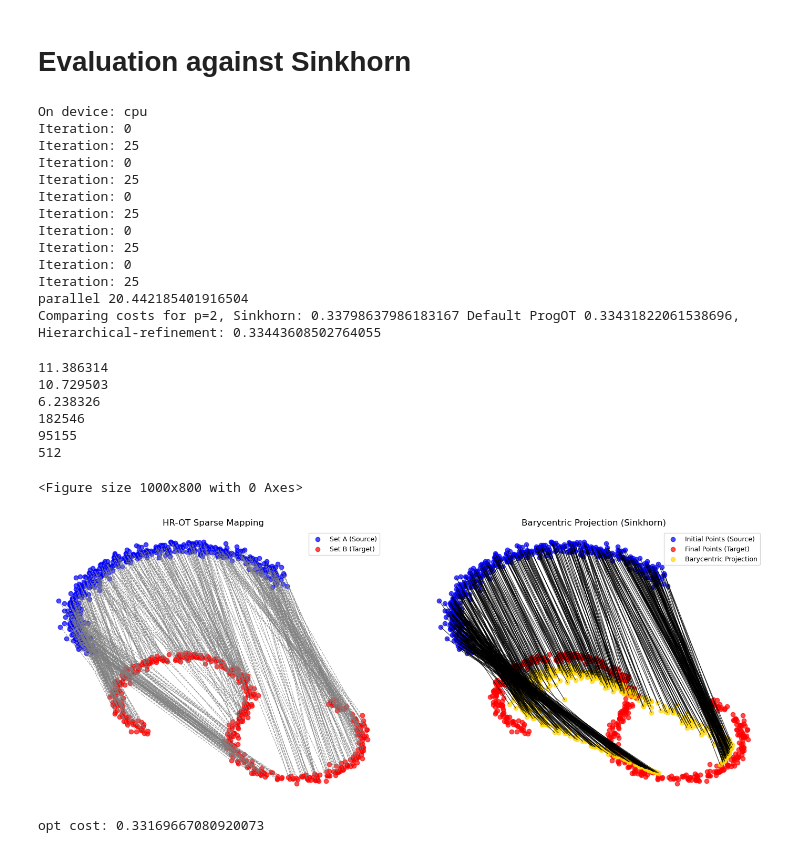
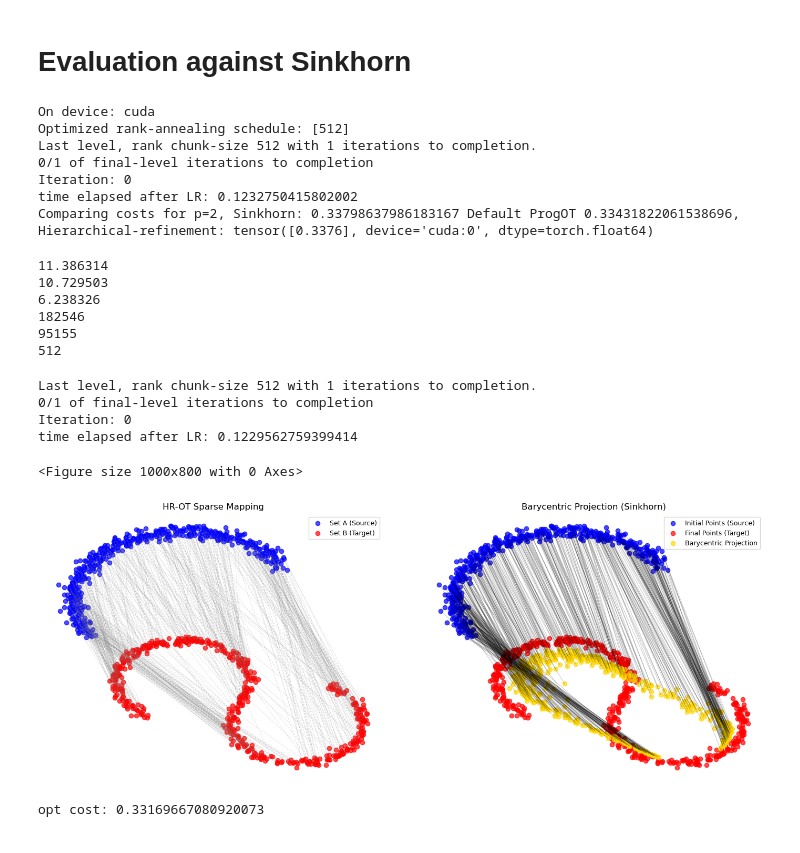
Before and after one commit to raphael-group/HiRef, a Jupyter notebook: notebooks/synthetic_experiments_all.ipynb, the cells around one changed output. Drawn from its saved outputs; the diff is of its cells as text; code cells hidden in the pictures.

```diff
--- a/notebooks/synthetic_experiments_all.ipynb
+++ b/notebooks/synthetic_experiments_all.ipynb
@@ -318,6 +318,8 @@ plt.close(fig)
 # Evaluation against Sinkhorn
 # %%
 import statistics
+import rank_annealing
+
 importlib.reload(HR_OT)
 
 @jax.jit
@@ -361,18 +363,19 @@ X, Y = torch.tensor(np.array(eval_data_source)).type(torch.DoubleTensor).to(devi
 C = torch.cdist( X, Y ) ** p
 C = C / C.max()
 
-rank_schedule = [ 4 , 128 ]
-
-import time
-
+'''
 s = time.time()
 P_2 = HR_OT.hierarchical_refinement(C.to('cpu'), \
                                   torch.tensor(rank_schedule), FRLC_opt, \
                                   base_rank=1, \
                                  return_as_coupling=True)
 e = time.time()
-print(f'parallel {e - s}')
-cost_hr_ot = torch.sum( C.to(device) * P_2.to(device) )
+cost_hr_ot = torch.sum( C.to(device) * P_2.to(device) )'''
+
+rank_schedule = rank_annealing.optimal_rank_schedule( n_points , hierarchy_depth = 6, max_Q = int(2**10), max_rank = 16 )
+hrot = HR_OT.HierarchicalRefinementOT(C, rank_schedule, base_rank=1, device=device)
+F = hrot.run(return_as_coupling=False)
+cost_hr_ot = hrot.compute_OT_cost()
 
 '''
 s = time.time()
@@ -446,19 +449,13 @@ if p == 2:
 elif p == 1:
     print(f'Comparing costs for p={p}, Sinkhorn: {cost_Sinkhorn}, Hierarchical-refinement: {cost_hr_ot}')
 # %% [output]
-On device: cpu
+On device: cuda
+Optimized rank-annealing schedule: [512]
+Last level, rank chunk-size 512 with 1 iterations to completion.
+0/1 of final-level iterations to completion
 Iteration: 0
-Iteration: 25
-Iteration: 0
-Iteration: 25
-Iteration: 0
-Iteration: 25
-Iteration: 0
-Iteration: 25
-Iteration: 0
-Iteration: 25
-parallel 20.442185401916504
-Comparing costs for p=2, Sinkhorn: 0.33798637986183167 Default ProgOT 0.33431822061538696, Hierarchical-refinement: 0.33443608502764055
+time elapsed after LR: 0.1232750415802002
+Comparing costs for p=2, Sinkhorn: 0.33798637986183167 Default ProgOT 0.33431822061538696, Hierarchical-refinement: tensor([0.3376], device='cuda:0', dtype=torch.float64)
 # %%
 print(scipy.stats.entropy(P_sinkhorn.flatten()))
 print(scipy.stats.entropy(P_progOT_default.flatten()))
@@ -474,6 +471,13 @@ print( np.sum( P_2.numpy() > 1e-8 ) )
 182546
 95155
 512
+# %%
+P_2 = hrot.run(return_as_coupling=True)
+# %% [output]
+Last level, rank chunk-size 512 with 1 iterations to completion.
+0/1 of final-level iterations to completion
+Iteration: 0
+time elapsed after LR: 0.1229562759399414
 # %%
 plt.figure(figsize=(10, 8))
 
@@ -486,7 +490,7 @@ for idx1 in range(P_2.shape[0]):
     idx2 = int(np.argmax(P_2[idx1, :]))
     x_values = eval_data_source[idx1, 0], eval_data_target[idx2, 0]
     y_values = eval_data_source[idx1, 1], eval_data_target[idx2, 1]
-    axes[0].plot(x_values, y_values, c='gray', linestyle='--', linewidth=0.8, alpha=0.8)
+    axes[0].plot(x_values, y_values, c='gray', linestyle='--', linewidth=0.8, alpha=0.2)
 
 axes[0].scatter(eval_data_source[:, 0], eval_data_source[:, 1], c='b', label='Set A (Source)', alpha=0.7)
 axes[0].scatter(eval_data_target[:, 0], eval_data_target[:, 1], c='r', label='Set B (Target)', alpha=0.7)
@@ -495,35 +499,35 @@ axes[0].set_title("HR-OT Sparse Mapping", fontsize=12)
 axes[0].set_xlabel("X-coordinate", fontsize=10)
 axes[0].set_ylabel("Y-coordinate", fontsize=10)
 axes[0].legend(fontsize=9, loc='upper right')
 axes[0].grid(alpha=0.3)
 axes[0].axis('off')
 
 # Second subplot: Mapping with Barycentric Projection
 for idx1 in range(P_sinkhorn.shape[0]):
     x_values = eval_data_source[idx1, 0], pred_target_sinkhorn[idx1, 0]
     y_values = eval_data_source[idx1, 1], pred_target_sinkhorn[idx1, 1]
-    axes[1].plot(x_values, y_values, c='black', linewidth=0.8, alpha=0.8)
+    axes[1].plot(x_values, y_values, c='black', linewidth=0.8, alpha=0.2)
 
 axes[1].scatter(eval_data_source[:, 0], eval_data_source[:, 1], c='b', label='Initial Points (Source)', alpha=0.7)
 axes[1].scatter(eval_data_target[:, 0], eval_data_target[:, 1], c='r', label='Final Points (Target)', alpha=0.7)
 axes[1].scatter(pred_target_sinkhorn[:, 0], pred_target_sinkhorn[:, 1], c='gold', label='Barycentric Projection', alpha=0.7)
 
 axes[1].set_title("Barycentric Projection (Sinkhorn)", fontsize=12)
 axes[1].set_xlabel("X-coordinate", fontsize=10)
 axes[1].set_ylabel("Y-coordinate", fontsize=10)
 axes[1].legend(fontsize=9, loc='upper right')
 axes[1].grid(alpha=0.3)
 
 # Adjust layout for better spacing
 plt.tight_layout()
 axes[1].axis('off')
 
 # Save the figure as a high-quality image
 plt.savefig(experiment + ".png", dpi=300)
 plt.show()
 # %% [output]
 <Figure size 1000x800 with 0 Axes>
-[figure, old version]
+[figure, new version]
 # %%
 from validation import solve_ot_lp
 
```
Also changed, not shown: parts of 2 cells of this notebook, 9 other files.
